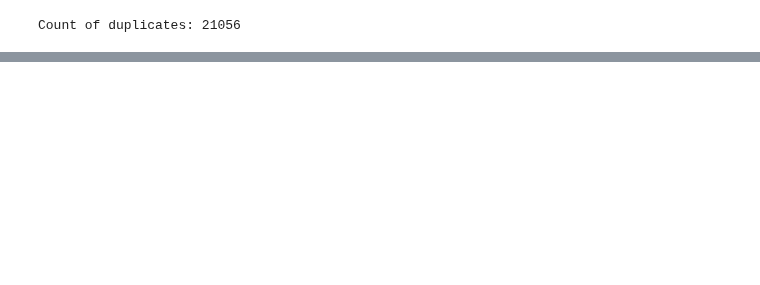
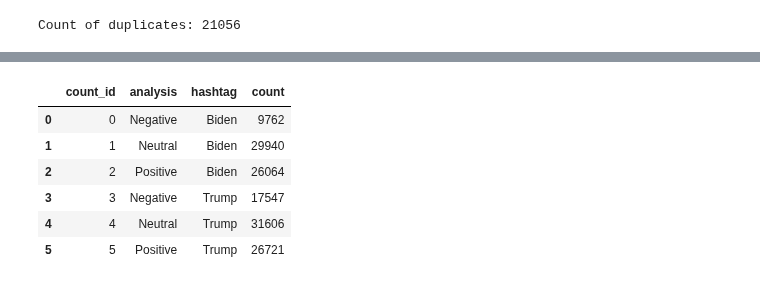
Before and after one commit to olivedisaster/Project-2, a Jupyter notebook: write_data_rs.ipynb, the cells around one changed output, grey strips where cells are left out. Cells and saved outputs as stored; diff of their text form; code cells hidden in the pictures; blank space fills up the shorter version.

```diff
--- a/write_data_rs.ipynb
+++ b/write_data_rs.ipynb
@@ -219,0 +340,22 @@ Text(0, 0.5, 'Number of Tweets')
+# %%
+biden_count = biden_count.groupby('analysis').count().reset_index()
+trump_count = trump_count.groupby('analysis').count().reset_index()
+# %%
+biden_count['hashtag']="Biden"
+trump_count['hashtag']="Trump"
+# %%
+sent_count = pd.concat([biden_count, trump_count])
+sent_count = sent_count.reset_index(drop=True)
+# %%
+sent_count.reset_index(inplace=True)
+sent_count = sent_count.rename(columns = {'index': 'count_id'}, inplace = False)
+# %%
+sent_count
+# %% [output]
+|  | count_id | analysis | hashtag | count |
+| 0 | 0 | Negative | Biden | 9762 |
+| 1 | 1 | Neutral | Biden | 29940 |
+| 2 | 2 | Positive | Biden | 26064 |
+| 3 | 3 | Negative | Trump | 17547 |
+| 4 | 4 | Neutral | Trump | 31606 |
+| 5 | 5 | Positive | Trump | 26721 |
```
Also changed, not shown: parts of 58 cells of this notebook, 4 other files.
